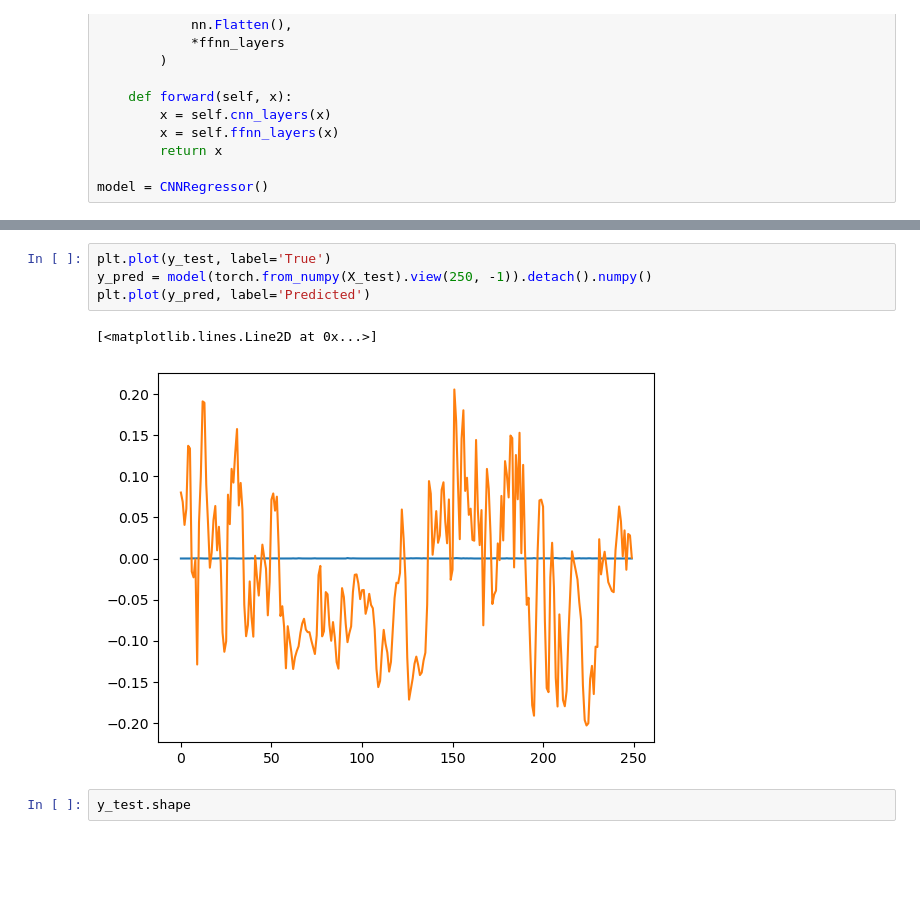
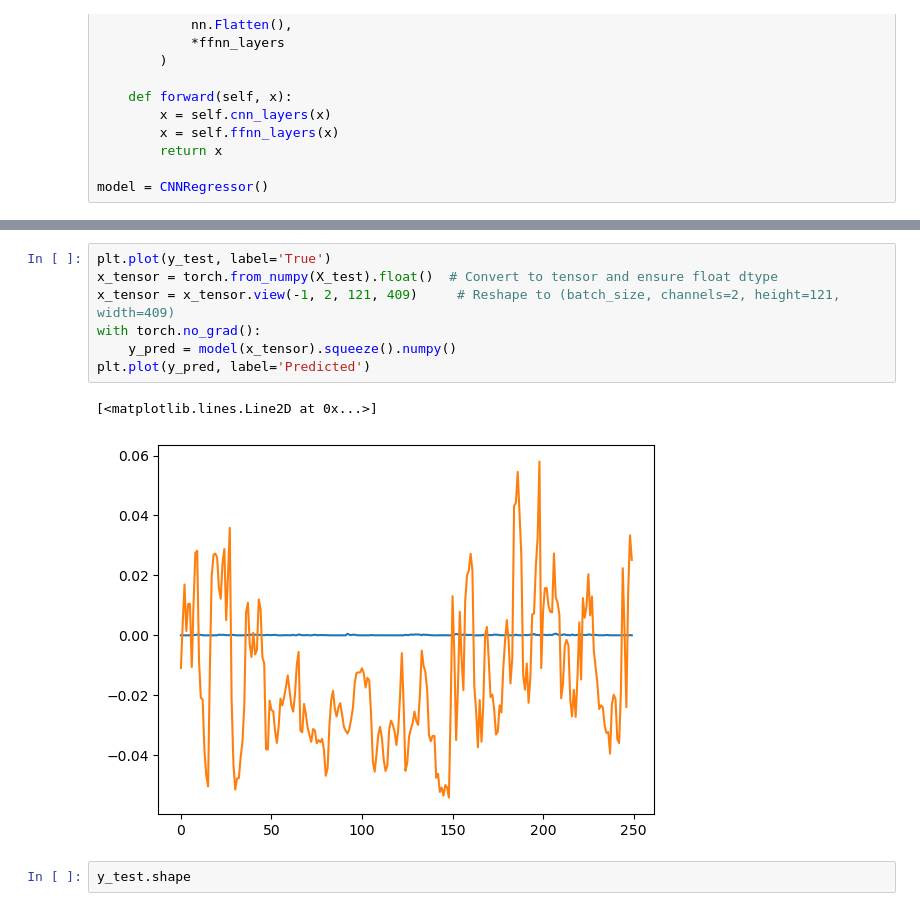
Before and after one commit to nielsdavidsen/LRP_ERA5_fork, a Jupyter notebook: jeppe/CNN.ipynb, the cells around one changed output, grey strips where cells are left out. Saved outputs shown, nothing was run; the diff lists cells and outputs as text; blank space fills up the shorter version.

```diff
--- a/jeppe/first_NN.ipynb
+++ b/jeppe/CNN.ipynb
@@ -296,10 +272,13 @@ for epoch in range(num_epochs):
 # %%
 plt.plot(y_test, label='True')
-y_pred = model(torch.from_numpy(X_test).view(250, -1)).detach().numpy()
+x_tensor = torch.from_numpy(X_test).float()  # Convert to tensor and ensure float dtype
+x_tensor = x_tensor.view(-1, 2, 121, 409)     # Reshape to (batch_size, channels=2, height=121, width=409)
+with torch.no_grad():
+    y_pred = model(x_tensor).squeeze().numpy()
 plt.plot(y_pred, label='Predicted')
 # %% [output]
 [<matplotlib.lines.Line2D at 0x...>]
-[figure, old version]
+[figure, new version]
 # %%
 y_test.shape
 # %% [output]
```
Also changed, not shown: parts of 2 cells of this notebook, 1 other file.
